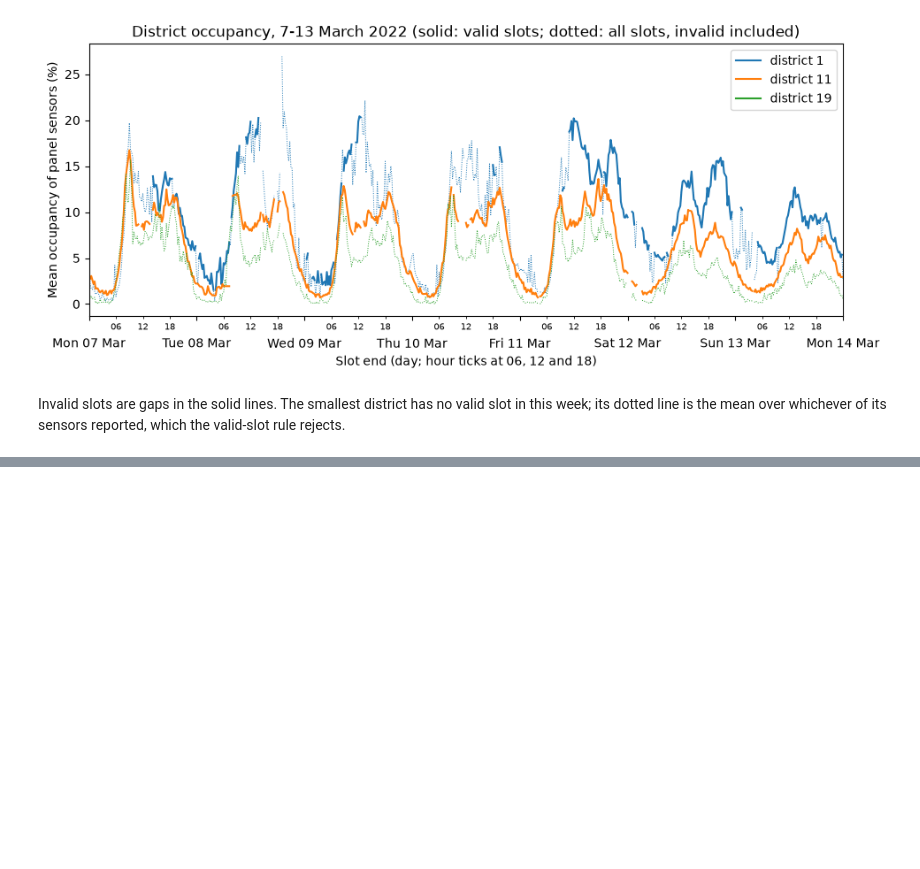
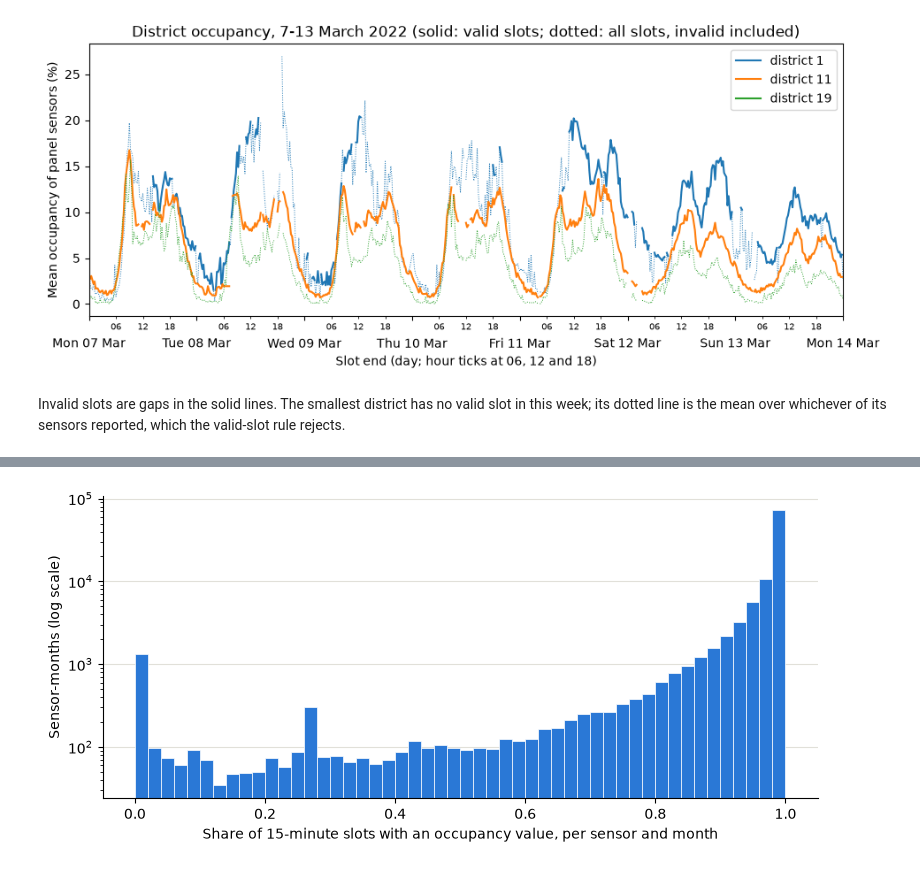
Before and after one commit to AnhTRJotnar/madrid-congestion, a Jupyter notebook: notebooks/1.0-anh-initial-exploration.ipynb, the cells around one changed output, grey strips where cells are left out. Drawn from its saved outputs; the diff is of its cells as text; code cells hidden in the pictures; blank space fills up the shorter version.

```diff
--- a/notebooks/1.0-anh-initial-exploration.ipynb
+++ b/notebooks/1.0-anh-initial-exploration.ipynb
@@ -2158,0 +2205,11 @@ valid district slots starting 06:00-09:59 (share): 0.782
+# %%
+# Figure 3.3: availability per sensor and month
+fig, ax = plt.subplots(figsize=(8, 3.8))
+ax.hist(point_month_availability["available_share"], bins=50, color=COLORS[0], edgecolor="white", linewidth=0.5)
+ax.set_yscale("log")  # most sensor-months are near 1; the log scale keeps the long tail visible
+ax.set(xlabel="Share of 15-minute slots with an occupancy value, per sensor and month", ylabel="Sensor-months (log scale)")
+tidy(ax)
+fig.tight_layout()
+fig.savefig(FIGURES_DIR / "fig-3-3-availability.png", dpi=200)
+# %% [output]
+[figure, added]
```
Also changed, not shown: parts of 11 cells of this notebook, 13 other files.
